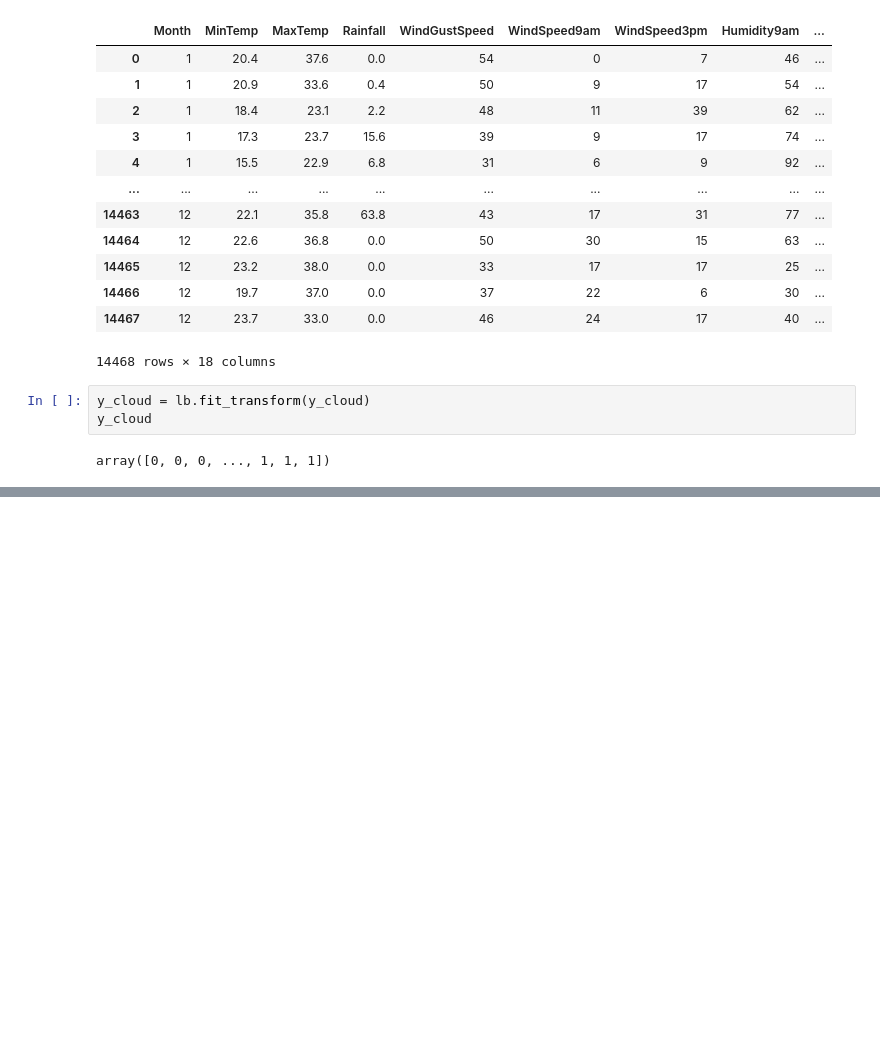
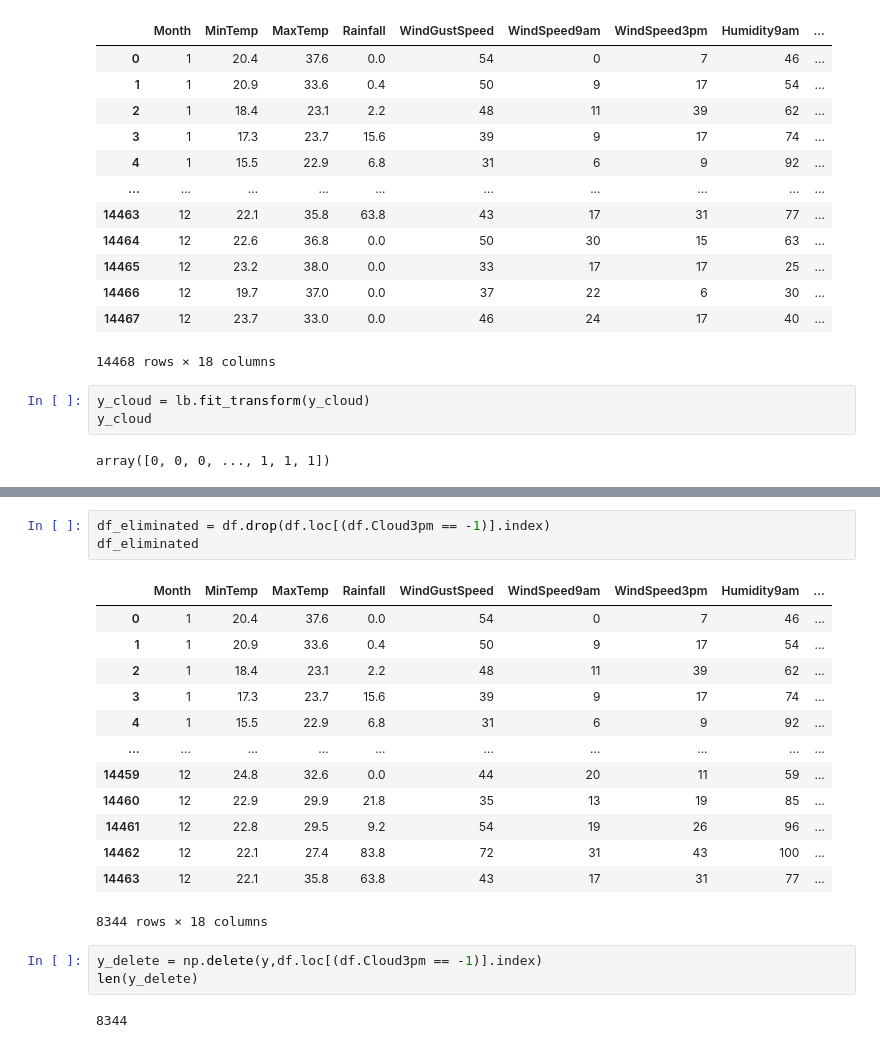
Before and after one commit to Rdm-Nico/BDTA, a Jupyter notebook: Esercitazioni/weather.ipynb, the cells around one changed output, grey strips where cells are left out. Cells and saved outputs as stored; diff of their text form; blank space fills up the shorter version.

```diff
--- a/Esercitazioni/weather.ipynb
+++ b/Esercitazioni/weather.ipynb
@@ -323,0 +310,22 @@ array([[  1. ,  20.4,  37.6, ...,  17.2, -29. ,   3.5],
+# %%
+df_eliminated = df.drop(df.loc[(df.Cloud3pm == -1)].index)
+df_eliminated
+# %% [output]
+|  | Month | MinTemp | MaxTemp | Rainfall | WindGustSpeed | WindSpeed9am | WindSpeed3pm | Humidity9am | ... |
+| 0 | 1 | 20.4 | 37.6 | 0.0 | 54 | 0 | 7 | 46 | ... |
+| 1 | 1 | 20.9 | 33.6 | 0.4 | 50 | 9 | 17 | 54 | ... |
+| 2 | 1 | 18.4 | 23.1 | 2.2 | 48 | 11 | 39 | 62 | ... |
+| 3 | 1 | 17.3 | 23.7 | 15.6 | 39 | 9 | 17 | 74 | ... |
+| 4 | 1 | 15.5 | 22.9 | 6.8 | 31 | 6 | 9 | 92 | ... |
+| ... | ... | ... | ... | ... | ... | ... | ... | ... | ... |
+| 14459 | 12 | 24.8 | 32.6 | 0.0 | 44 | 20 | 11 | 59 | ... |
+| 14460 | 12 | 22.9 | 29.9 | 21.8 | 35 | 13 | 19 | 85 | ... |
+| 14461 | 12 | 22.8 | 29.5 | 9.2 | 54 | 19 | 26 | 96 | ... |
+| 14462 | 12 | 22.1 | 27.4 | 83.8 | 72 | 31 | 43 | 100 | ... |
+| 14463 | 12 | 22.1 | 35.8 | 63.8 | 43 | 17 | 31 | 77 | ... |
+8344 rows × 18 columns
+# %%
+y_delete = np.delete(y,df.loc[(df.Cloud3pm == -1)].index)
+len(y_delete)
+# %% [output]
+8344
```
Also changed, not shown: parts of 22 cells of this notebook.
